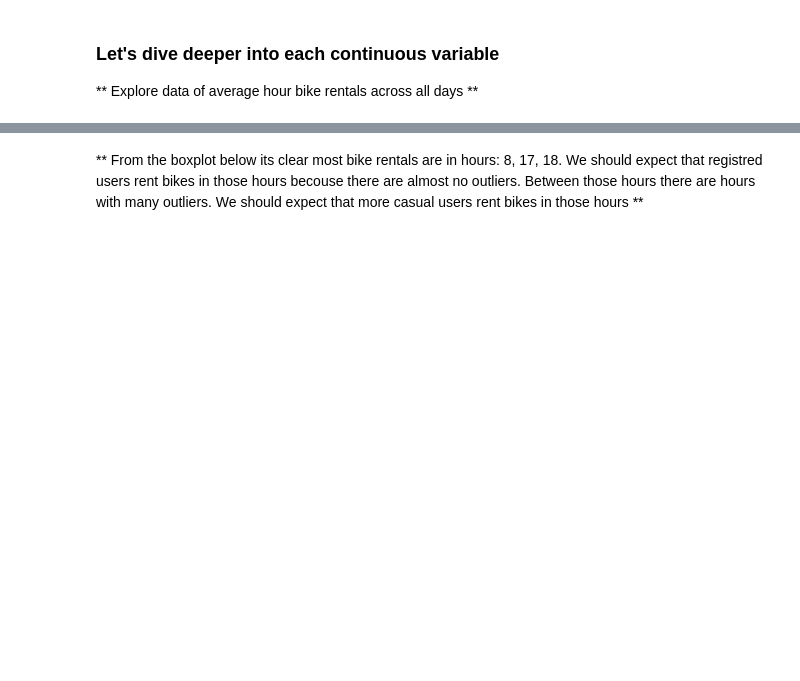
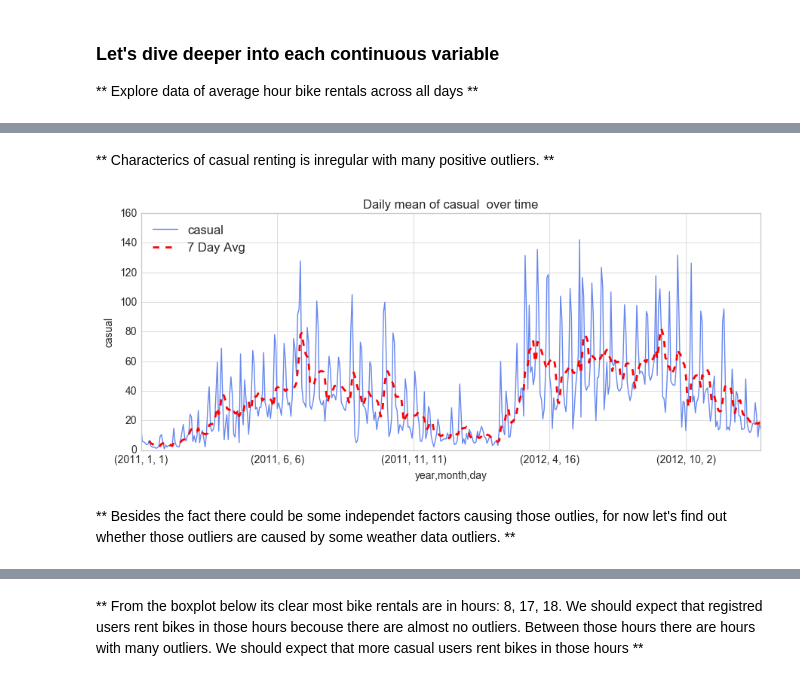
Before and after one commit to artursuchocki/kaggle_capital_bikesharing, a Jupyter notebook: Capital Bike - Project Exercise - Solutions.ipynb, the cells around one changed output, grey strips where cells are left out. Cells and saved outputs as stored; diff of their text form; code cells hidden in the pictures; blank space fills up the shorter version.

```diff
--- a/Capital Bike - Project Exercise - Solutions.ipynb
+++ b/Capital Bike - Project Exercise - Solutions.ipynb
@@ -636,0 +392,8 @@ plt.tight_layout()
+# %% [markdown]
+** Characterics of casual renting is inregular with many positive outliers. **
+# %%
+outliers['casual'] = plot_with_window('casual', all=False)
+# %% [output]
+[figure, added]
+# %% [markdown]
+** Besides the fact there could be some independet factors causing those outlies, for now let's find out whether those outliers are caused by some weather data outliers. **
```
Also changed, not shown: parts of 49 cells of this notebook, 3 other files.
